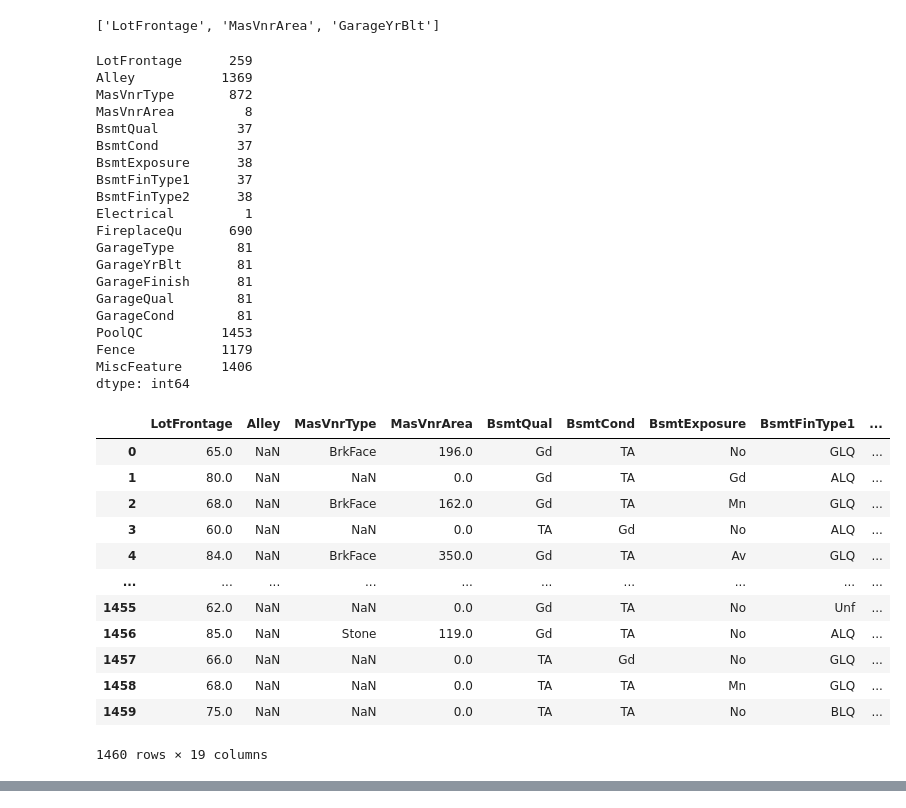
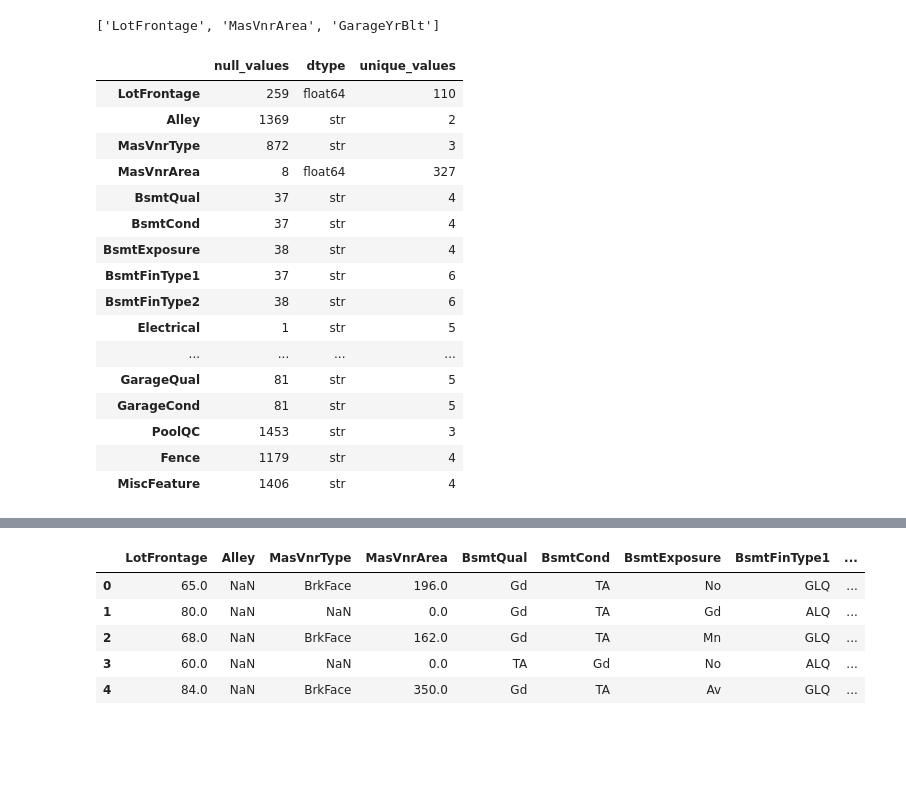
Before and after one commit to Eclipse-Dirol/project, a Jupyter notebook: House prices/EDA.ipynb, the cells around one changed output, grey strips where cells are left out. Saved outputs shown, nothing was run; the diff lists cells and outputs as text; code cells hidden in the pictures; blank space fills up the shorter version.

```diff
--- a/House prices/EDA.ipynb
+++ b/House prices/EDA.ipynb
@@ -4,11 +4,13 @@ import matplotlib.pyplot as plt
 import seaborn as sns
 from config import config
 # %%
-df_train = pd.read_csv(config.path.train)
-df_test = pd.read_csv(config.path.test)
+df_train = pd.read_csv(config.path.Hp.train)
+df_test = pd.read_csv(config.path.Hp.test)
 display(df_train.shape)
+display(df_train.duplicated().sum())
 display(df_train.head(2))
 display(df_test.shape)
+display(df_test.duplicated().sum())
 display(df_test.head(2))
 # %% [output]
 (1460, 81)
@@ -45,40 +49,28 @@ memory usage: 924.0 KB
 ['LotFrontage', 'MasVnrArea', 'GarageYrBlt']
 # %%
 null_values = df_train.isna().sum().loc[lambda x: x > 0]
-display(null_values)
-display(df_train[null_values.index])
-display(df_train[null_values.index].nunique())
+display(pd.DataFrame({
+    'null_values': null_values.values,
+    'dtype': df_train[null_values.index].dtypes,
+    'unique_values': df_train[null_values.index].nunique()
+}, index=null_values.index))
+display(df_train[null_values.index].head(5))
+# посмотреть nan распределение
 # %% [output]
-LotFrontage      259
-Alley           1369
-MasVnrType       872
-MasVnrArea         8
-BsmtQual          37
-BsmtCond          37
-BsmtExposure      38
-BsmtFinType1      37
-BsmtFinType2      38
-Electrical         1
-FireplaceQu      690
-GarageType        81
-GarageYrBlt       81
-GarageFinish      81
-GarageQual        81
-GarageCond        81
-PoolQC          1453
-Fence           1179
-MiscFeature     1406
-dtype: int64
-|  | LotFrontage | Alley | MasVnrType | MasVnrArea | BsmtQual | BsmtCond | BsmtExposure | BsmtFinType1 | ... |
-| 0 | 65.0 | NaN | BrkFace | 196.0 | Gd | TA | No | GLQ | ... |
-| 1 | 80.0 | NaN | NaN | 0.0 | Gd | TA | Gd | ALQ | ... |
-| 2 | 68.0 | NaN | BrkFace | 162.0 | Gd | TA | Mn | GLQ | ... |
-| 3 | 60.0 | NaN | NaN | 0.0 | TA | Gd | No | ALQ | ... |
-| 4 | 84.0 | NaN | BrkFace | 350.0 | Gd | TA | Av | GLQ | ... |
-| ... | ... | ... | ... | ... | ... | ... | ... | ... | ... |
-| 1455 | 62.0 | NaN | NaN | 0.0 | Gd | TA | No | Unf | ... |
-| 1456 | 85.0 | NaN | Stone | 119.0 | Gd | TA | No | ALQ | ... |
-| 1457 | 66.0 | NaN | NaN | 0.0 | TA | Gd | No | GLQ | ... |
-| 1458 | 68.0 | NaN | NaN | 0.0 | TA | TA | Mn | GLQ | ... |
-| 1459 | 75.0 | NaN | NaN | 0.0 | TA | TA | No | BLQ | ... |
+|  | null_values | dtype | unique_values |
+| LotFrontage | 259 | float64 | 110 |
+| Alley | 1369 | str | 2 |
+| MasVnrType | 872 | str | 3 |
+| MasVnrArea | 8 | float64 | 327 |
+| BsmtQual | 37 | str | 4 |
+| BsmtCond | 37 | str | 4 |
+| BsmtExposure | 38 | str | 4 |
+| BsmtFinType1 | 37 | str | 6 |
+| BsmtFinType2 | 38 | str | 6 |
+| Electrical | 1 | str | 5 |
+| ... | ... | ... | ... |
+| GarageQual | 81 | str | 5 |
+| GarageCond | 81 | str | 5 |
+| PoolQC | 1453 | str | 3 |
+| Fence | 1179 | str | 4 |
+| MiscFeature | 1406 | str | 4 |
-1460 rows × 19 columns
@@ -104,0 +77,6 @@ dtype: int64
+|  | LotFrontage | Alley | MasVnrType | MasVnrArea | BsmtQual | BsmtCond | BsmtExposure | BsmtFinType1 | ... |
+| 0 | 65.0 | NaN | BrkFace | 196.0 | Gd | TA | No | GLQ | ... |
+| 1 | 80.0 | NaN | NaN | 0.0 | Gd | TA | Gd | ALQ | ... |
+| 2 | 68.0 | NaN | BrkFace | 162.0 | Gd | TA | Mn | GLQ | ... |
+| 3 | 60.0 | NaN | NaN | 0.0 | TA | Gd | No | ALQ | ... |
+| 4 | 84.0 | NaN | BrkFace | 350.0 | Gd | TA | Av | GLQ | ... |
```
Also changed, not shown: parts of 9 cells of this notebook, 7 other files.
